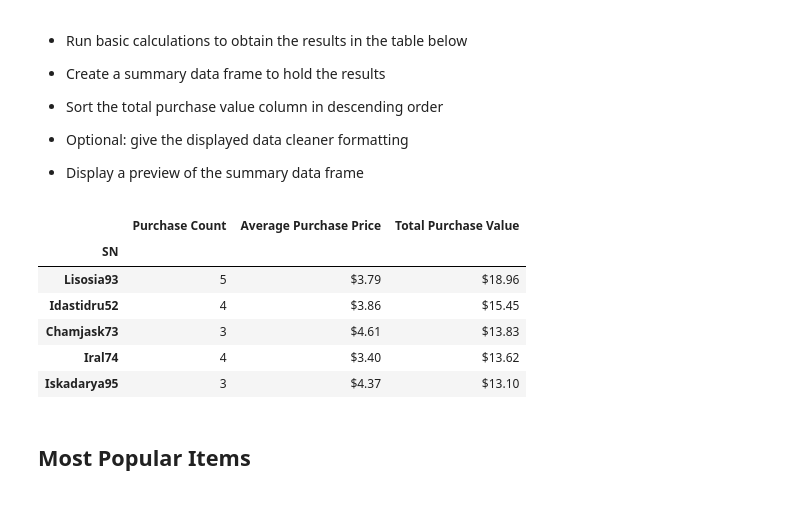
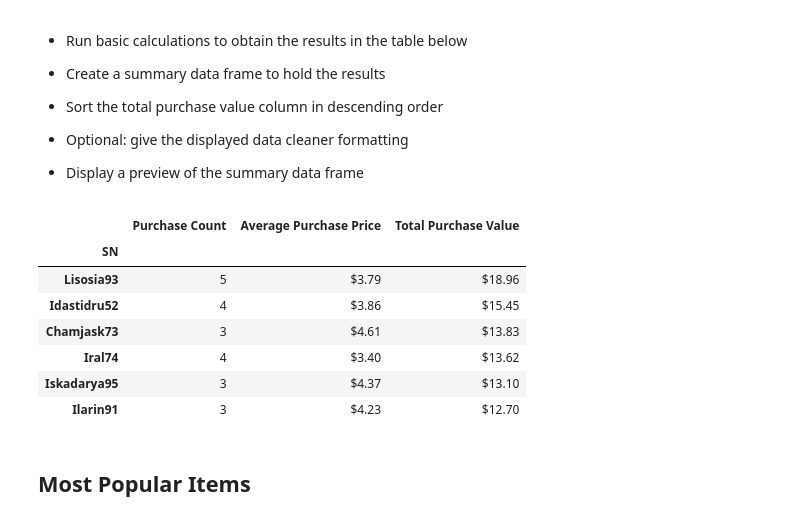
Before and after one commit to joelsotelods/gaming-company-data-analysis, a Jupyter notebook: HeroesOfPymoli.ipynb, the cells around one changed output. Saved outputs shown, nothing was run; the diff lists cells and outputs as text; code cells hidden in the pictures.

```diff
--- a/HeroesOfPymoli.ipynb
+++ b/HeroesOfPymoli.ipynb
@@ -277,25 +275,26 @@ groups_xxx_ps_report
 # %%
 top_spenders = purchase_data.groupby(['SN']).agg({'Purchase ID': 'count', 'Price': ['mean','sum']})
 
 top_spenders.columns = top_spenders.columns.droplevel(1)
 
 top_spenders.columns = ['Purchase Count','Average Purchase Price', 'Total Purchase Value']
 
 top_spenders = top_spenders.sort_values('Total Purchase Value', ascending=False)
 
 top_spenders['Average Purchase Price'] = top_spenders.apply(lambda x: "${:,.2f}".format(x['Average Purchase Price']), axis=1)
 top_spenders['Total Purchase Value'] = top_spenders.apply(lambda x: "${:,.2f}".format(x['Total Purchase Value']), axis=1)
 
 
-top_spenders.head()
+top_spenders.head(6)
 # %% [output]
 |  | Purchase Count | Average Purchase Price | Total Purchase Value |
 | SN |  |  |  |
 | Lisosia93 | 5 | $3.79 | $18.96 |
 | Idastidru52 | 4 | $3.86 | $15.45 |
 | Chamjask73 | 3 | $4.61 | $13.83 |
 | Iral74 | 4 | $3.40 | $13.62 |
 | Iskadarya95 | 3 | $4.37 | $13.10 |
+| Ilarin91 | 3 | $4.23 | $12.70 |
 # %% [markdown]
 ## Most Popular Items
 # %% [markdown]
```
Also changed, not shown: parts of 4 cells of this notebook, 1 other file.
